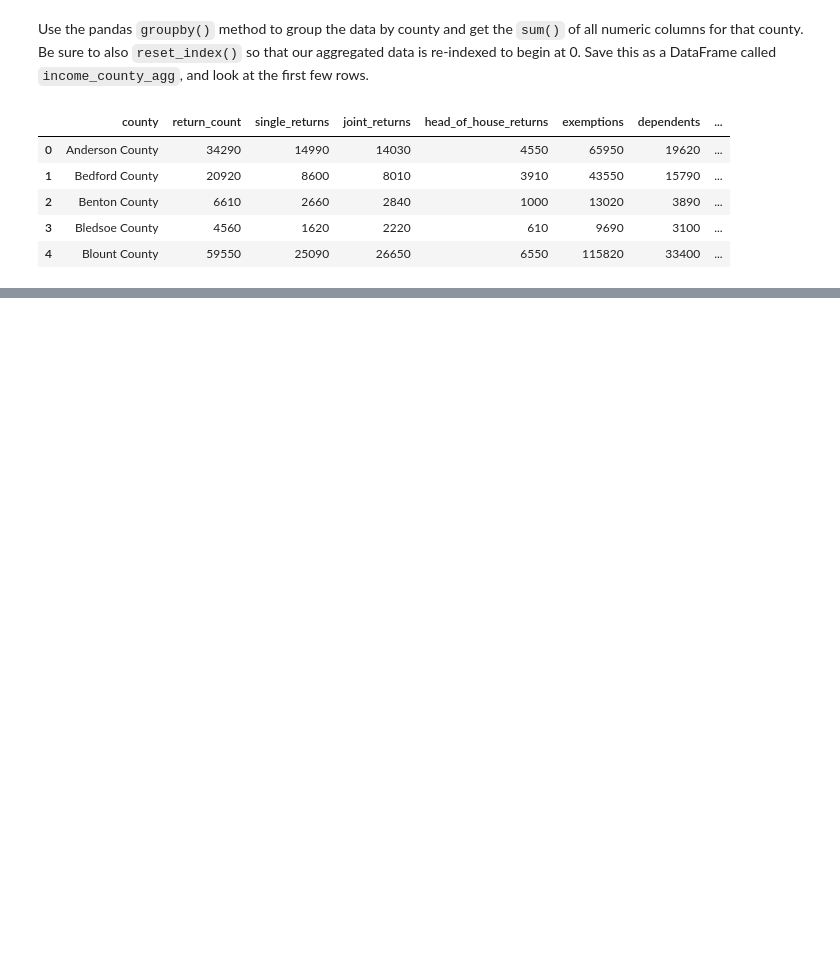
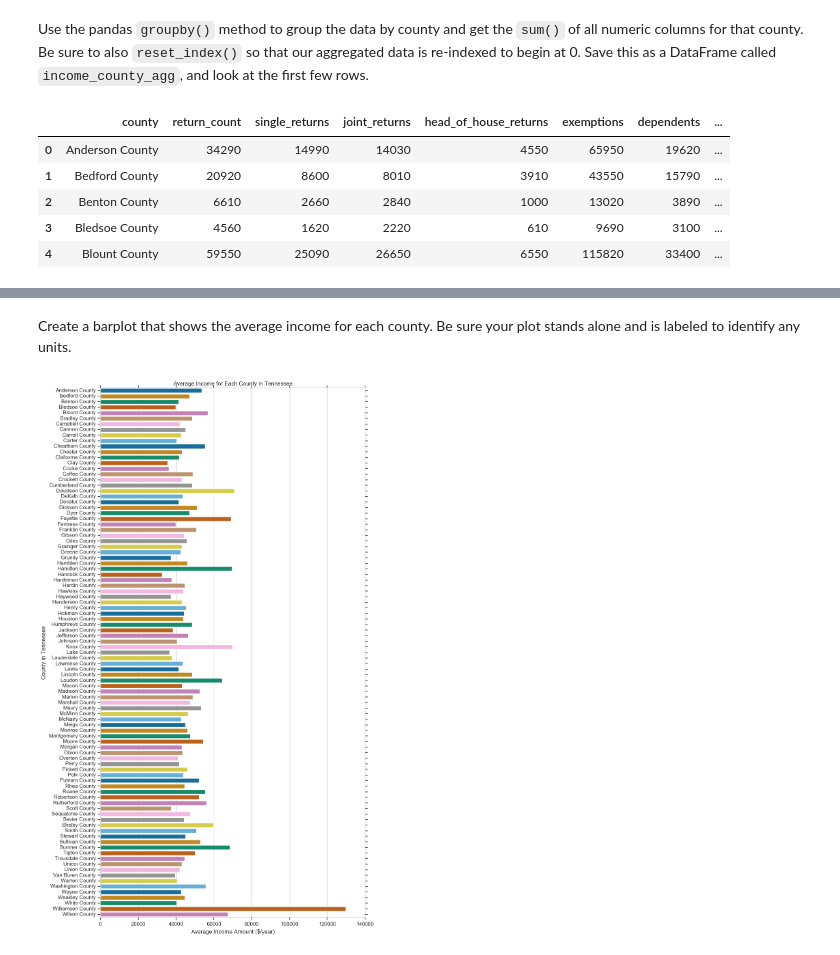
Before and after one commit to staufferalexander/vanderbilt-data-essentials-cohort-2, a Jupyter notebook: Class1_HCcosts_Sept4.19.ipynb, the cells around one changed output, grey strips where cells are left out. Drawn from its saved outputs; the diff is of its cells as text; code cells hidden in the pictures; blank space fills up the shorter version.

```diff
--- a/Class1_HCcosts_Sept4.19.ipynb
+++ b/Class1_HCcosts_Sept4.19.ipynb
@@ -340,0 +347,8 @@ income_county_agg.head()
+# %%
+avg_inc_list = []
+for index, row_values in income_county_agg.iterrows():
+    income=income_county_agg.loc[index,"total_inc_amt"]*1000
+    count=income_county_agg.loc[index,"return_count"]
+    avg_inc_list.append(round(income/count))
+#income_county_agg.assign(avg_income = avg_inc_list).reset_index()
+print(avg_inc_list)
@@ -340,0 +359,2 @@ income_county_agg.head()
+# %%
+income_county_agg['avg_income'] = avg_inc_list
@@ -340,0 +434,13 @@ income_county_agg.head()
+# %% [markdown]
+Create a barplot that shows the average income for each county. Be sure your plot stands alone and is labeled to identify any units.
+# %%
+income_county_agg1 = income_county_agg.drop([83]) #I'm dropping the Tennessee row from this df
+# %%
+plt.figure(figsize = (10, 20))
+sns.set(style="whitegrid")
+sns.barplot('avg_income', 'county', data = income_county_agg1, palette = 'colorblind')
+plt.xlabel('Average Income Amount ($/year)')
+plt.ylabel('County in Tennessee')
+plt.title('Average Income for Each County in Tennessee');
+# %% [output]
+[figure, added]
```
Also changed, not shown: parts of 51 cells of this notebook.
